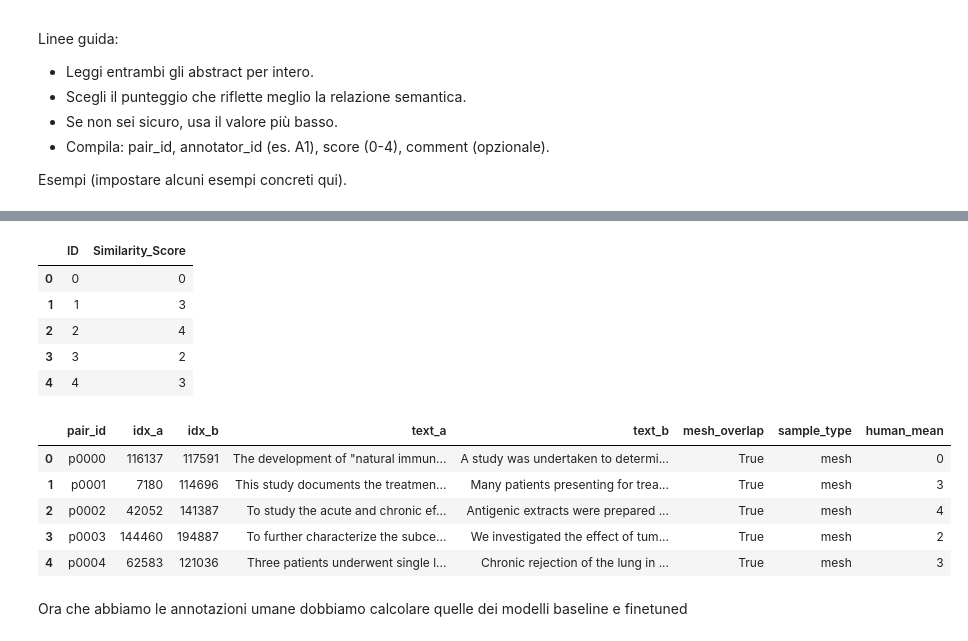
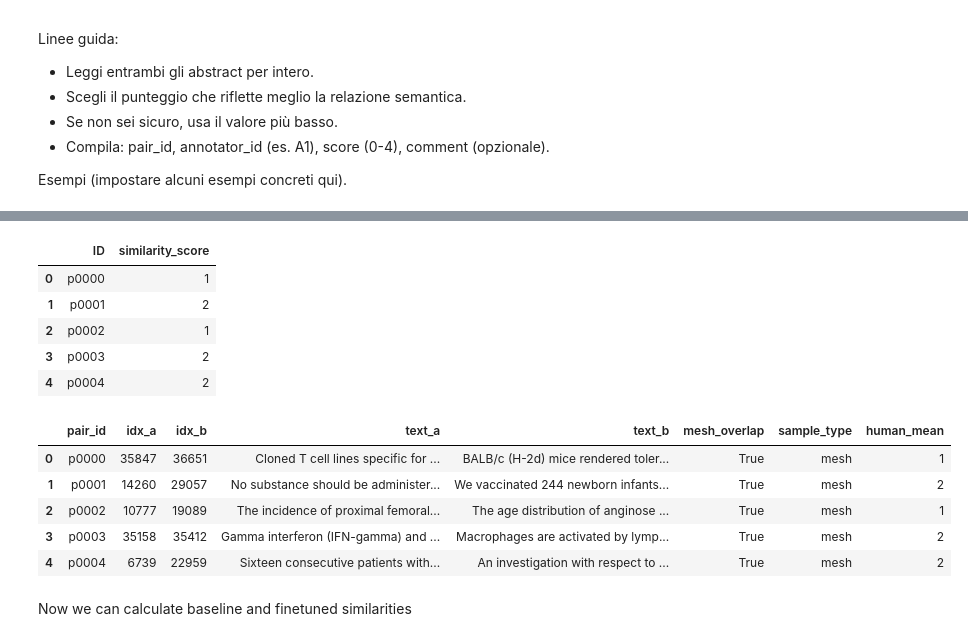
Before and after one commit to atomicSteiner/HealthcareSBERT, a Jupyter notebook: Evaluation.ipynb, the cells around one changed output, grey strips where cells are left out. Saved outputs shown, nothing was run; the diff lists cells and outputs as text; code cells hidden in the pictures.

```diff
--- a/Evaluation.ipynb
+++ b/Evaluation.ipynb
@@ -8,6 +8,7 @@ Mounted at /content/drive
 # %%
 #path for content
-path_drive = "/content/drive/MyDrive/NLPFinalProject/"
+path_drive = "/content/drive/MyDrive/NLP/"
+path_drive_red = "/content/"
 # %%
 # Imports
 import random
@@ -183,3 +184,7 @@ Linee guida:
 - Compila: pair_id, annotator_id (es. A1), score (0-4), comment (opzionale).
 
 Esempi (impostare alcuni esempi concreti qui).
+# %%
+#reread annotation_pairs.csv
+pairs_df = pd.read_csv(path_drive+"annotation_pairs.csv")
+pairs_df.head()
@@ -186,22 +198,22 @@ Esempi (impostare alcuni esempi concreti qui).
 # %%
-df_sim_scores = pd.read_csv("similarity_scores_complete.csv")
+df_sim_scores = pd.read_csv(path_drive+"similarity_scores.csv")
 df_sim_scores.head()
 # %% [output]
-|  | ID | Similarity_Score |
-| 0 | 0 | 0 |
-| 1 | 1 | 3 |
-| 2 | 2 | 4 |
-| 3 | 3 | 2 |
-| 4 | 4 | 3 |
+|  | ID | similarity_score |
+| 0 | p0000 | 1 |
+| 1 | p0001 | 2 |
+| 2 | p0002 | 1 |
+| 3 | p0003 | 2 |
+| 4 | p0004 | 2 |
 # %%
-#aggiungo la colonna df_sim_scores["Similarity_Score"] al dataframe pairs_df
-pairs_df["human_mean"] = df_sim_scores["Similarity_Score"]
+#add column df_sim_scores["Similarity_Score"] to the dataframe pairs_df
+pairs_df["human_mean"] = df_sim_scores["similarity_score"]
 pairs_df.head()
 # %% [output]
 |  | pair_id | idx_a | idx_b | text_a | text_b | mesh_overlap | sample_type | human_mean |
-| 0 | p0000 | 116137 | 117591 | The development of "natural immun... | A study was undertaken to determi... | True | mesh | 0 |
-| 1 | p0001 | 7180 | 114696 | This study documents the treatmen... | Many patients presenting for trea... | True | mesh | 3 |
-| 2 | p0002 | 42052 | 141387 | To study the acute and chronic ef... | Antigenic extracts were prepared ... | True | mesh | 4 |
-| 3 | p0003 | 144460 | 194887 | To further characterize the subce... | We investigated the effect of tum... | True | mesh | 2 |
-| 4 | p0004 | 62583 | 121036 | Three patients underwent single l... | Chronic rejection of the lung in ... | True | mesh | 3 |
+| 0 | p0000 | 35847 | 36651 | Cloned T cell lines specific for ... | BALB/c (H-2d) mice rendered toler... | True | mesh | 1 |
+| 1 | p0001 | 14260 | 29057 | No substance should be administer... | We vaccinated 244 newborn infants... | True | mesh | 2 |
+| 2 | p0002 | 10777 | 19089 | The incidence of proximal femoral... | The age distribution of anginose ... | True | mesh | 1 |
+| 3 | p0003 | 35158 | 35412 | Gamma interferon (IFN-gamma) and ... | Macrophages are activated by lymp... | True | mesh | 2 |
+| 4 | p0004 | 6739 | 22959 | Sixteen consecutive patients with... | An investigation with respect to ... | True | mesh | 2 |
 # %%
@@ -209,4 +221,4 @@ pairs_df.head()
 pairs_df.to_csv("annotation_pairs_with_human_scores.csv", index=False)
-# %% [markdown]
-Ora che abbiamo le annotazioni umane dobbiamo calcolare quelle dei modelli baseline e finetuned
+# %% [markdown]
+Now we can calculate baseline and finetuned similarities
 # %%
```
Also changed, not shown: parts of 28 cells of this notebook.
